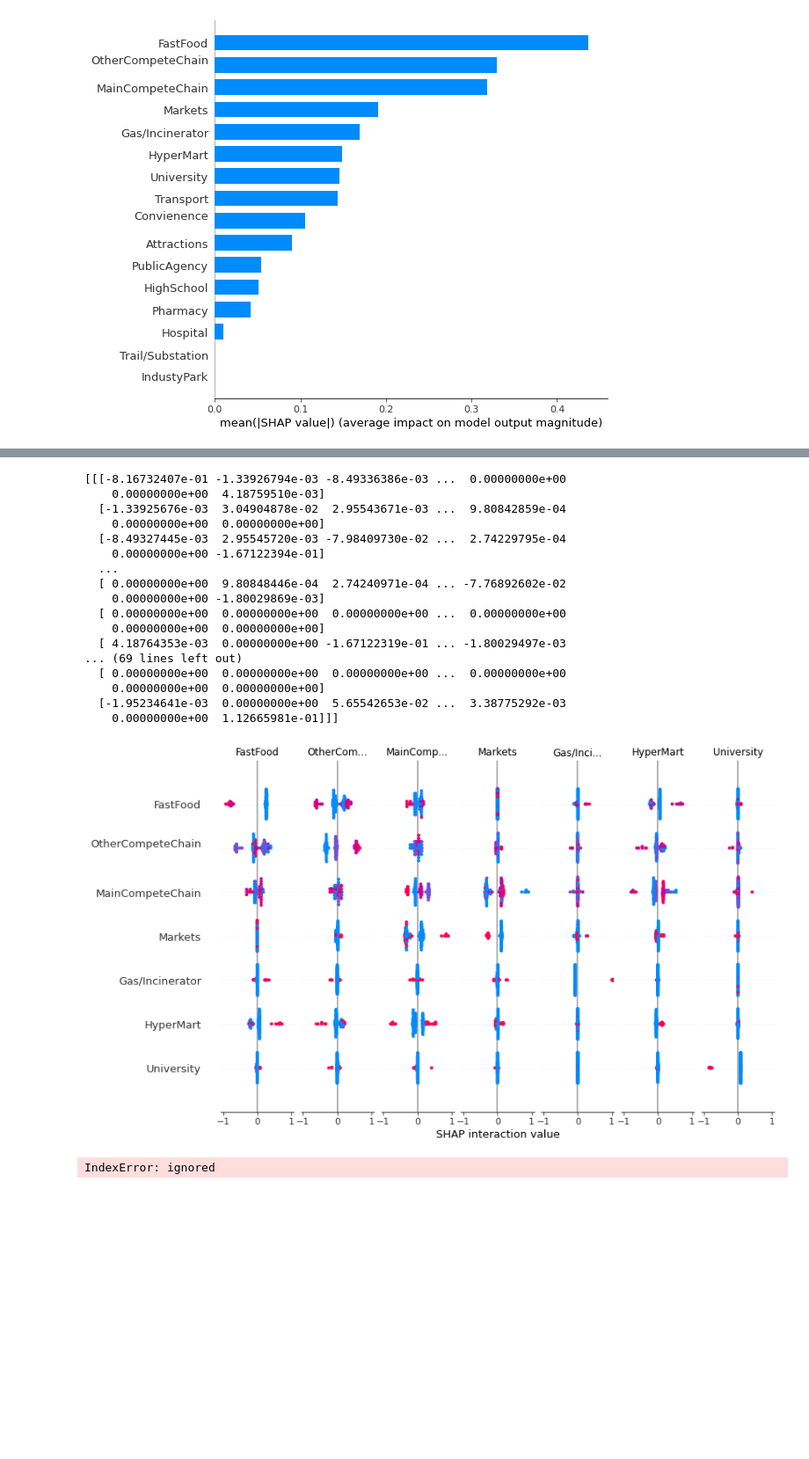
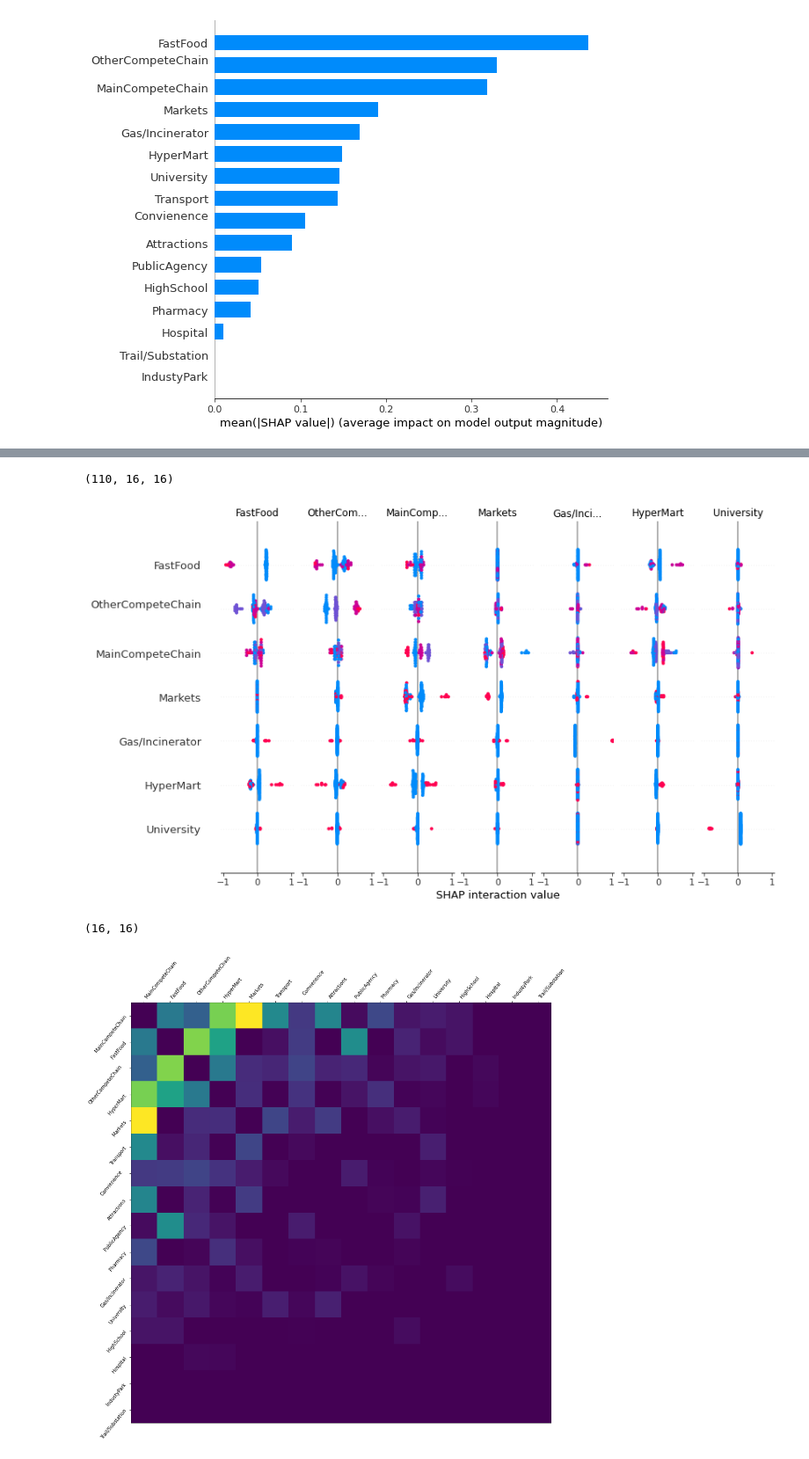
Before and after one commit to JoleneShyu/Test-project, a Jupyter notebook: 選址XGBClassifier_testrun.ipynb, the cells around one changed output, grey strips where cells are left out. Shown at 88% size. Saved outputs shown, nothing was run; the diff lists cells and outputs as text; code cells hidden in the pictures; blank space fills up the shorter version.

```diff
--- a/選址XGBClassifier_testrun.ipynb
+++ b/選址XGBClassifier_testrun.ipynb
@@ -168,42 +178,33 @@ shap.dependence_plot('FastFood',shap_values,X)
 # the first 2,000 people in order to run quicker
 
 shap_interaction_values = shap.TreeExplainer(model).shap_interaction_values(X)
-print(shap_interaction_values)
+#print(shap_interaction_values)
+
 #SHAP Interaction Value Summary Plot
 #A summary plot of a SHAP interaction value matrix plots a matrix of summary plots with the main effects on the diagonal and the interaction effects off the diagonal.
+print(shap_interaction_values.shape)
 shap.summary_plot(shap_interaction_values,X)
 # %% [output]
-[[[-8.16732407e-01 -1.33926794e-03 -8.49336386e-03 ...  0.00000000e+00
-    0.00000000e+00  4.18759510e-03]
-  [-1.33925676e-03  3.04904878e-02  2.95543671e-03 ...  9.80842859e-04
-    0.00000000e+00  0.00000000e+00]
-  [-8.49327445e-03  2.95545720e-03 -7.98409730e-02 ...  2.74229795e-04
-    0.00000000e+00 -1.67122394e-01]
-  ...
-  [ 0.00000000e+00  9.80848446e-04  2.74240971e-04 ... -7.76892602e-02
-    0.00000000e+00 -1.80029869e-03]
-  [ 0.00000000e+00  0.00000000e+00  0.00000000e+00 ...  0.00000000e+00
-    0.00000000e+00  0.00000000e+00]
-  [ 4.18764353e-03  0.00000000e+00 -1.67122319e-01 ... -1.80029497e-03
-... (69 lines left out)
-  [ 0.00000000e+00  0.00000000e+00  0.00000000e+00 ...  0.00000000e+00
-    0.00000000e+00  0.00000000e+00]
-  [-1.95234641e-03  0.00000000e+00  5.65542653e-02 ...  3.38775292e-03
-    0.00000000e+00  1.12665981e-01]]]
+(110, 16, 16)
-[figure, old version]
+[figure, new version]
+# %%
+tmp.shape
+# %% [output]
+(16, 16)
 # %%
 import matplotlib.pylab as pl
 import numpy as np
 tmp = np.abs(shap_interaction_values).sum(0)
+
 for i in range(tmp.shape[0]):
     tmp[i,i] = 0
 inds = np.argsort(-tmp.sum(0))[:]
 tmp2 = tmp[inds,:][:,inds]
-pl.figure(figsize=(17,17))
+pl.figure(figsize=(16,16))
 pl.imshow(tmp2)
 pl.yticks(range(tmp2.shape[0]), X.columns[inds], rotation=50.4, horizontalalignment="right")
 pl.xticks(range(tmp2.shape[0]), X.columns[inds], rotation=50.4, horizontalalignment="left")
 pl.gca().xaxis.tick_top()
 pl.show()
 # %% [output]
-IndexError: ignored
+[figure, added]
```
Also changed, not shown: parts of 5 cells of this notebook.
